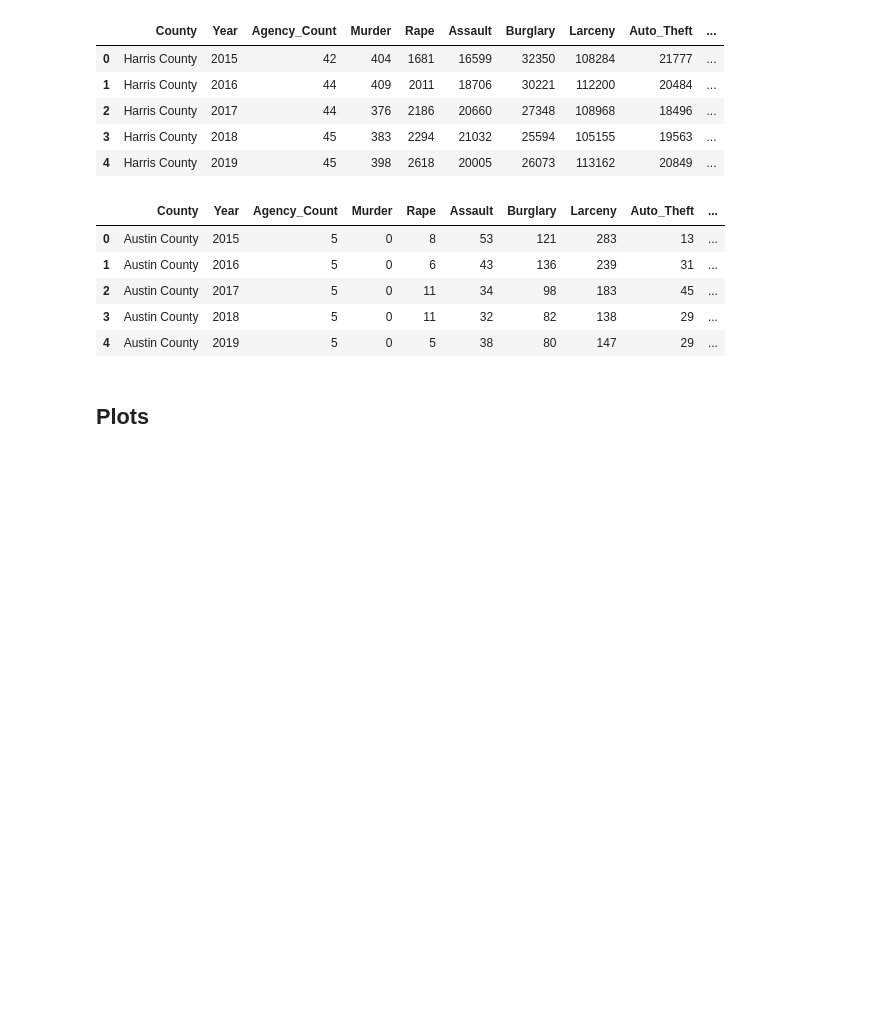
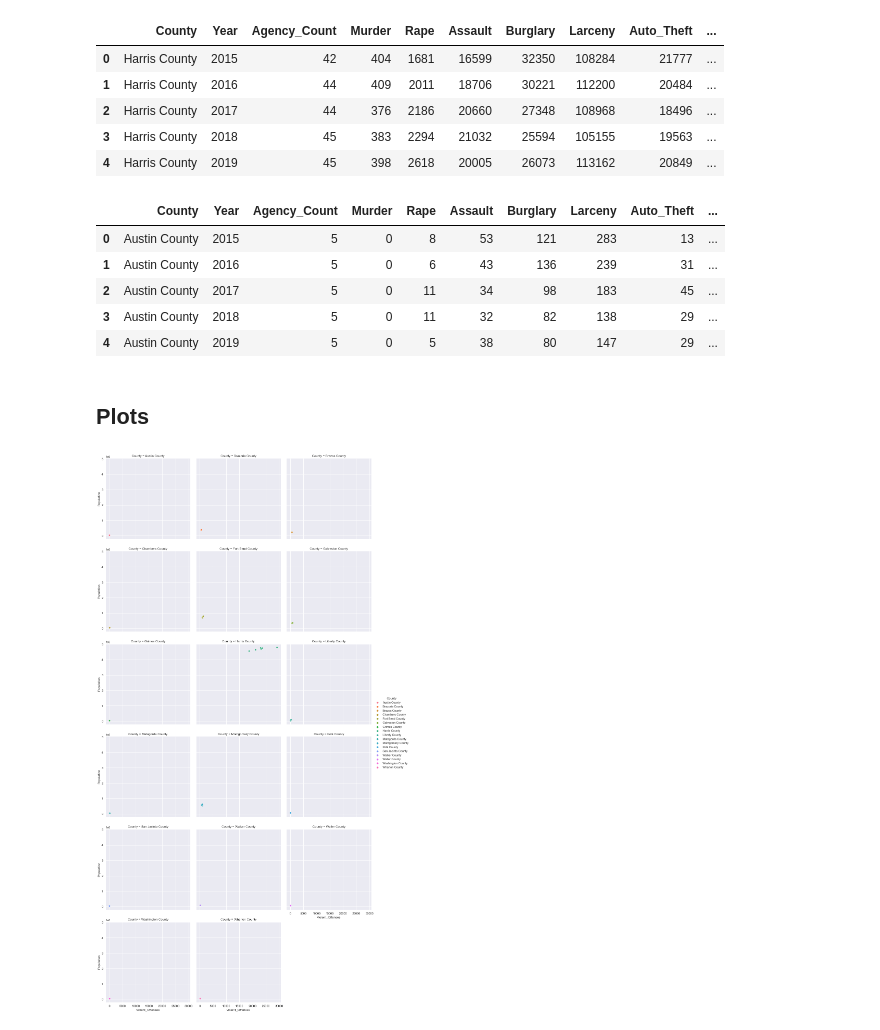
Before and after one commit to MiguelB512/Harris_Crime_Trends, a Jupyter notebook: Plotting/Seaborn_Plots.ipynb, the cells around one changed output. Cells and saved outputs as stored; diff of their text form; code cells hidden in the pictures; blank space fills up the shorter version.

```diff
--- a/Plotting/Seaborn_Plots.ipynb
+++ b/Plotting/Seaborn_Plots.ipynb
@@ -49,15 +49,16 @@ outer_hou_df.head()
 # %%
 # Apply default sns theme
 sns.set_theme(style="darkgrid")
 
-%matplotlib inline
-
 # Crate a visualization
 sns.relplot(
-    data = outer_hou_df,
-    x = "Year",
+    data = crime_df,
+    x = "Violent_Offenses",
     y = "Population",
-    col = "Total_Crime",
-    hue = "Violent_Offenses", style = "Violent_Offenses",
+    hue = "County",
+    col = "County",
+    col_wrap=3,
 )
 plt.show(sns)
+# %% [output]
+[figure, added]
```
